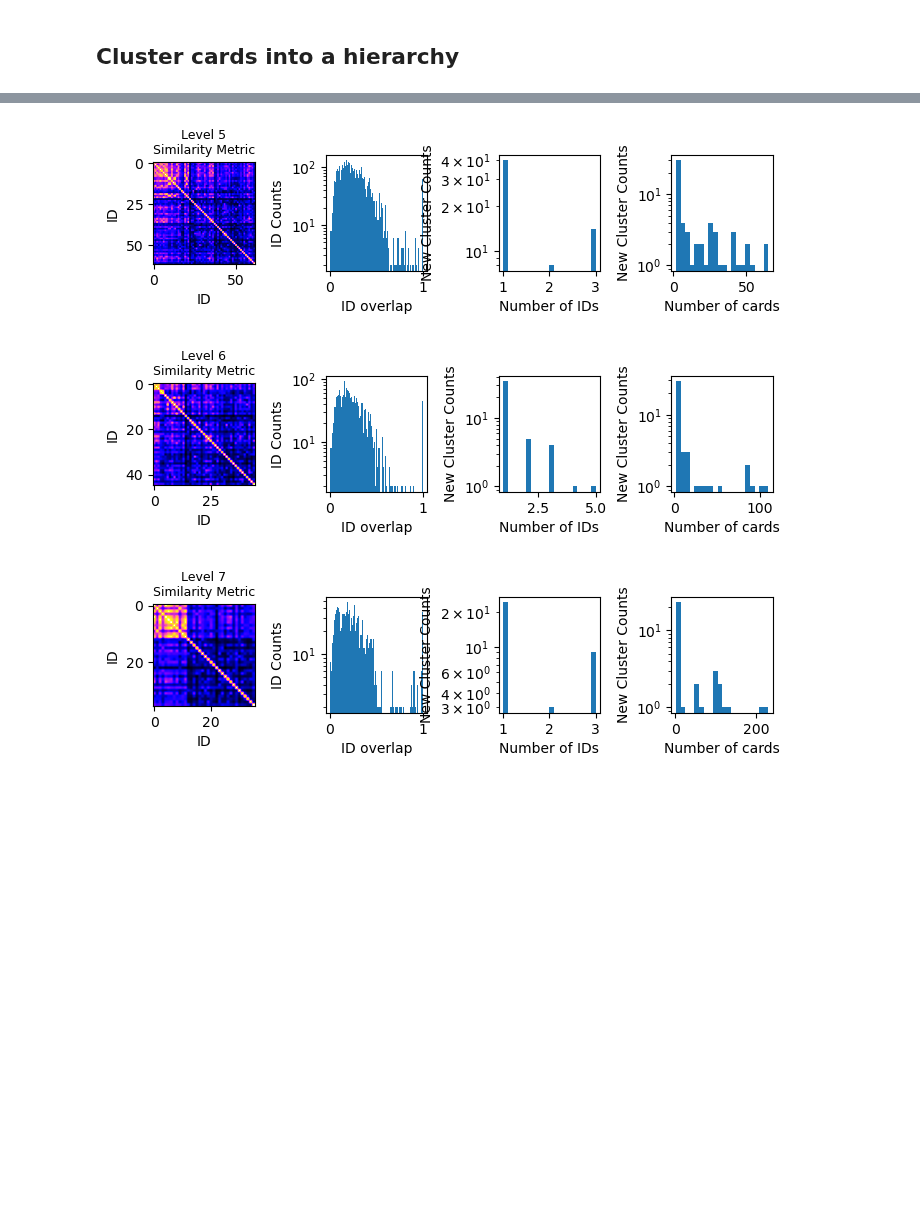
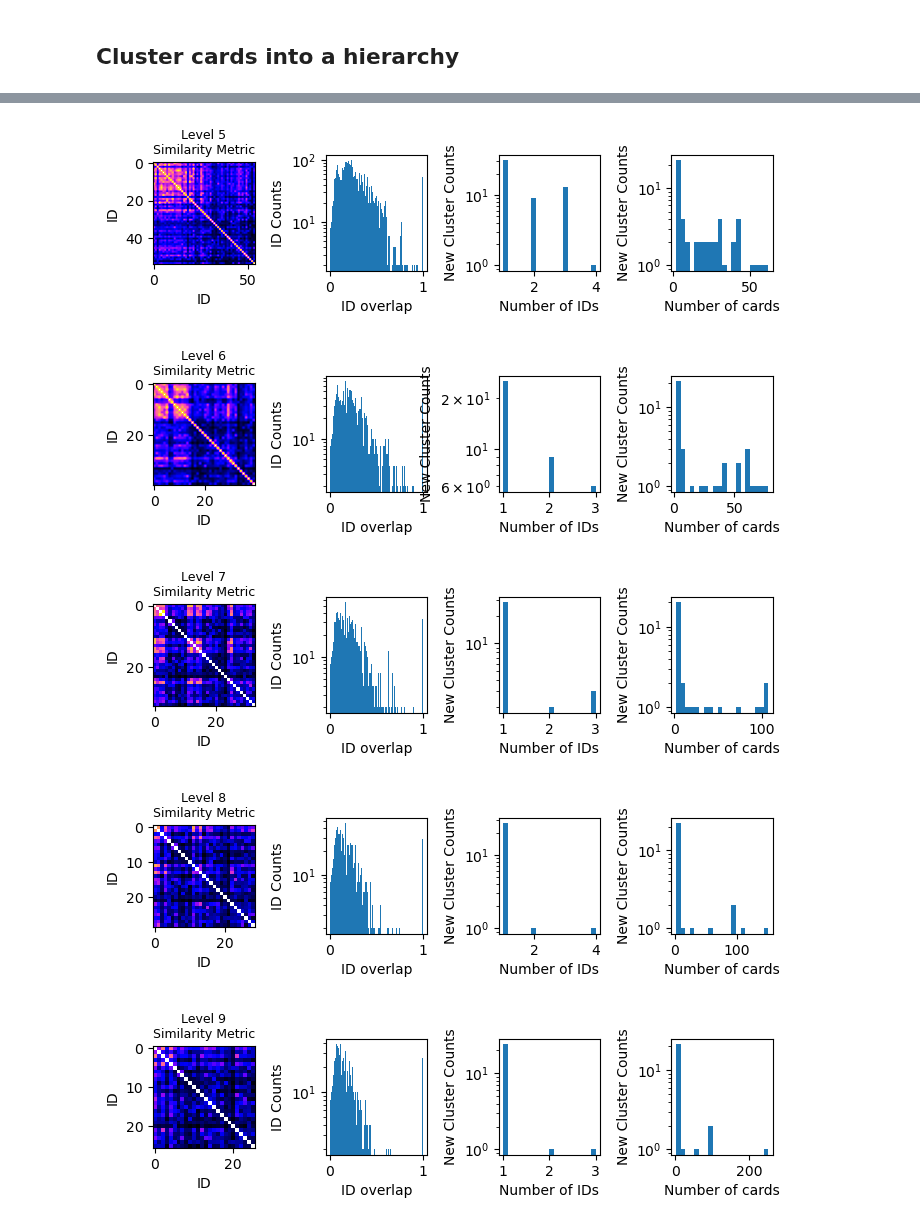
Before and after one commit to tomhartke/knowledge-graph-from-GPT, a Jupyter notebook: KnowledgeGraphInterface.ipynb, the cells around one changed output, grey strips where cells are left out. Cells and saved outputs as stored; diff of their text form; code cells hidden in the pictures; blank space fills up the shorter version.

```diff
--- a/KnowledgeGraphInterface.ipynb
+++ b/KnowledgeGraphInterface.ipynb
@@ -243,7 +243,7 @@ What are two ways in which economic growth and ecological protection can be mutu
 #### Make entire flashcard better
 # %%
 # Enhance the detail of the question
-cardID = 272
+cardID = 490
 flashcardQuestion = kGraph.cards[cardID].question
 flashcardAnswer = kGraph.cards[cardID].answer
 # flashcardConceptList = kGraph.cards[cardID].concepts.get_concepts_list()
@@ -668,7 +671,7 @@ def get_cluster_hierarchy(knowledgeGraph,
                           meta_cluster_size_scaling=1.0,  # Doesn't seem to matter too much? 0.1 to 2.0 mostly works
                               # But smaller numbers give more well defined categories, that get combined more slowly
                           target_rms_combination_size=2.75,  # Basically how large should cluster of objects be at each level?
-                          target_number_of_combination_depth=4.5, # How deeply to cluster everthing
+                          target_number_of_combination_depth=5.5, # How deeply to cluster everthing
                           verbose=False):
     """
     Function for extracting clusters hierarchically from small to large, based on card and cluster similarity
@@ -956,6 +963,6 @@ Calculating level  7  with target size 0.7888511072636744
 # %%
 # Display context of whole graph clustering
 
-display_cluster_hierarchy_major_topics(cluster_hierarchy_meta_data, max_levels_to_display=3)
+display_cluster_hierarchy_major_topics(cluster_hierarchy_meta_data, max_levels_to_display=5)
 display_cluster_hierarchy_process_of_calculation(cluster_hierarchy_meta_data)
 # %% [output]
@@ -984,6 +991,8 @@ Level: 7
-[figure, old version]
+[figure, new version]
-[figure, old version]
+[figure, new version]
-[figure, old version]
+[figure, new version]
+[figure, added]
+[figure, added]
 # %%
 # Display context of a single cluster or card
 
```
Also changed, not shown: parts of 17 cells of this notebook, 14 other files.
